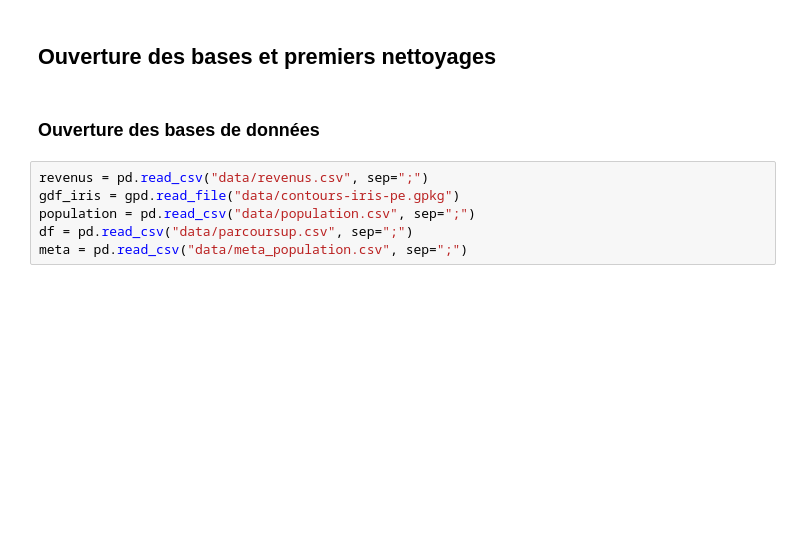
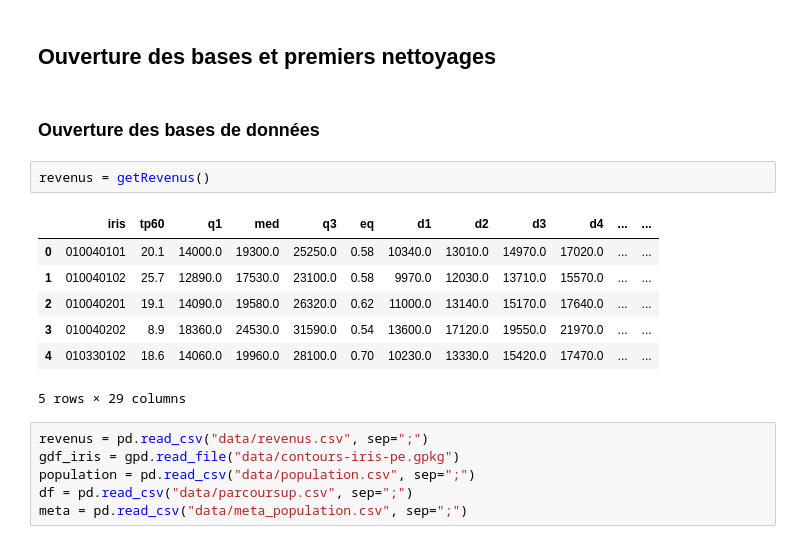
Before and after one commit to margaux-heam/projet_python, a Jupyter notebook: code.ipynb, the cells around one changed output. Drawn from its saved outputs; the diff is of its cells as text; blank space fills up the shorter version.

```diff
--- a/code.ipynb
+++ b/code.ipynb
@@ -20,6 +21,16 @@ from shapely.geometry import Point ## Shapely est une bibliothèque Python utili
 ## Ouverture des bases et premiers nettoyages
 # %% [markdown]
 ### Ouverture des bases de données
+# %%
+revenus = getRevenus()
+# %% [output]
+|  | iris | tp60 | q1 | med | q3 | eq | d1 | d2 | d3 | d4 | ... | ... |
+| 0 | 010040101 | 20.1 | 14000.0 | 19300.0 | 25250.0 | 0.58 | 10340.0 | 13010.0 | 14970.0 | 17020.0 | ... | ... |
+| 1 | 010040102 | 25.7 | 12890.0 | 17530.0 | 23100.0 | 0.58 | 9970.0 | 12030.0 | 13710.0 | 15570.0 | ... | ... |
+| 2 | 010040201 | 19.1 | 14090.0 | 19580.0 | 26320.0 | 0.62 | 11000.0 | 13140.0 | 15170.0 | 17640.0 | ... | ... |
+| 3 | 010040202 | 8.9 | 18360.0 | 24530.0 | 31590.0 | 0.54 | 13600.0 | 17120.0 | 19550.0 | 21970.0 | ... | ... |
+| 4 | 010330102 | 18.6 | 14060.0 | 19960.0 | 28100.0 | 0.70 | 10230.0 | 13330.0 | 15420.0 | 17470.0 | ... | ... |
+5 rows × 29 columns
 # %%
 revenus = pd.read_csv("data/revenus.csv", sep=";")
 gdf_iris = gpd.read_file("data/contours-iris-pe.gpkg")
```
Also changed, not shown: parts of 2 cells of this notebook, 2 other files.
